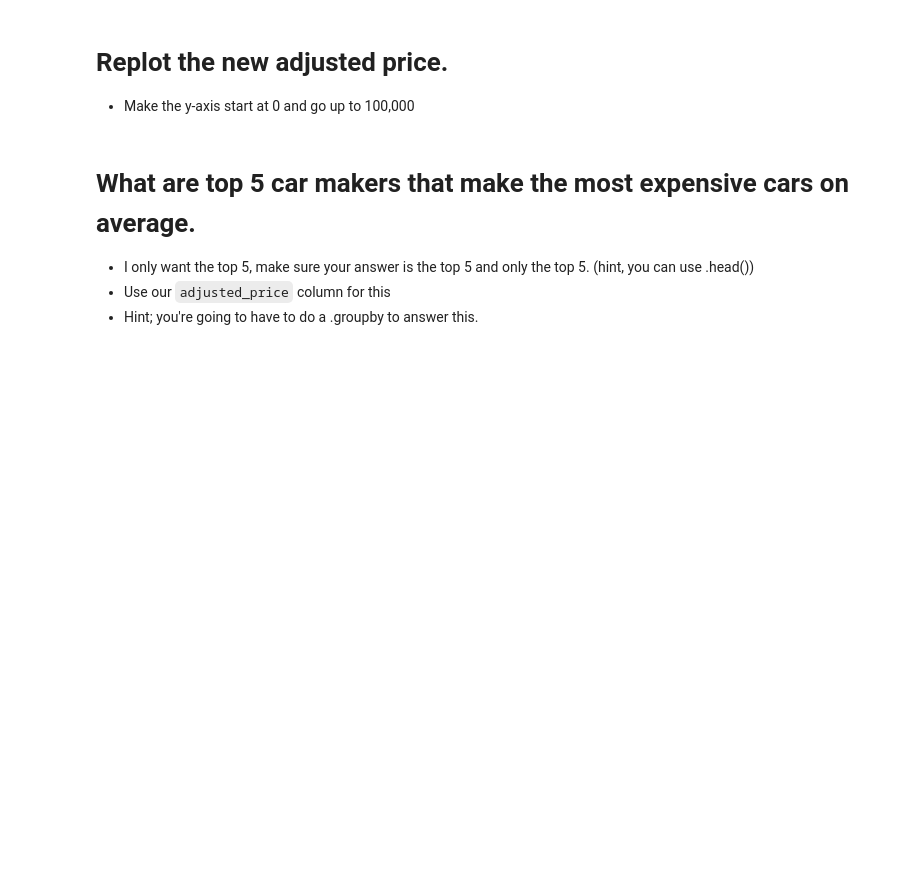
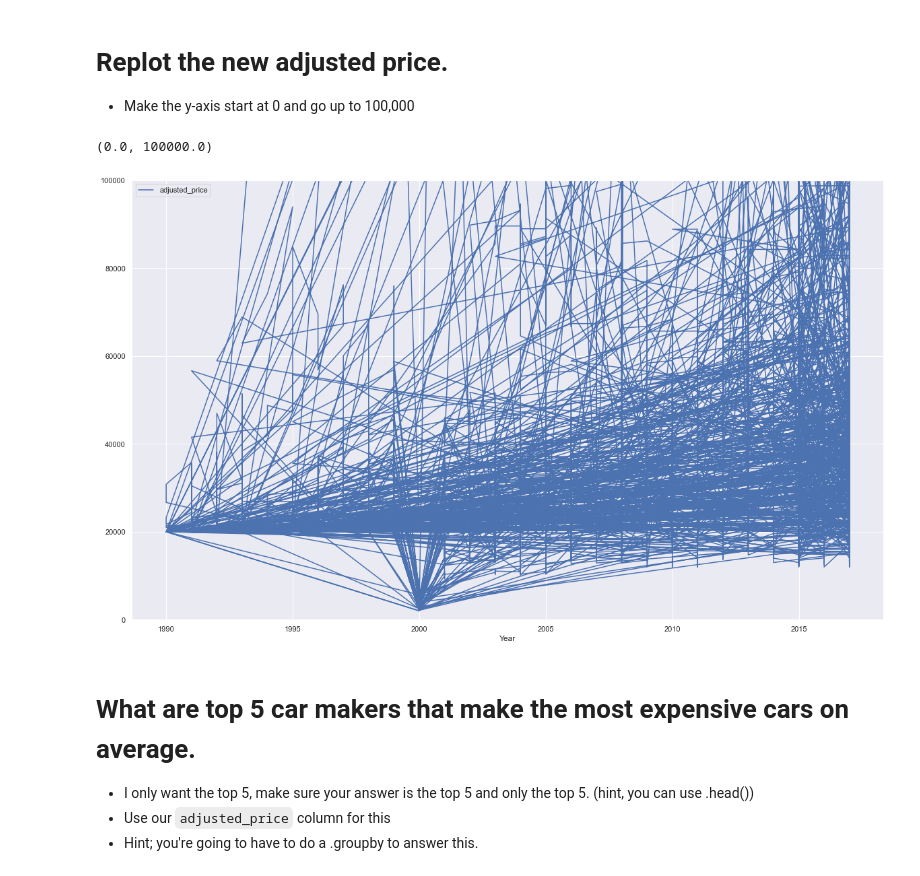
Before and after one commit to CenzOh/Python_Data_Science, a Jupyter notebook: Week-02-EDA/Exercise-EDA.ipynb, the cells around one changed output. Drawn from its saved outputs; the diff is of its cells as text; code cells hidden in the pictures; blank space fills up the shorter version.

```diff
--- a/Week-02-EDA/Exercise-EDA.ipynb
+++ b/Week-02-EDA/Exercise-EDA.ipynb
@@ -71,0 +181,8 @@ Make a new column that is called `adjusted_price`, that contains all prices, how
+# %%
+# Make a column where is 10 when year is less than 2000, else 1.
+adj_df = df #okay so first i made a copy df
+year = df['Year'] < 2000  #make the condition called year. Check if the year is less than 2000
+
+# Multiply the MSRP by the price adjuster.
+adj_df['adjusted_price'] = np.where(year, df['MSRP'] * 10, df['MSRP']) #in new df, new column called adjusted price. numpy where clause. If year condition is true, multiply MSRP by 10
+adj_df[year] #test
@@ -77,3 +211,11 @@ Make a new column that is called `adjusted_price`, that contains all prices, how
+# %%
+# Plot new prices
+# adj_df.sort_values('MSRP') #skipping for now, not working
+ax = adj_df.plot(kind='line', x='Year', y='adjusted_price', figsize = (20,12)) #same
+ax.set_ylim(bottom=0, top=100000)
+# %% [output]
+(0.0, 100000.0)
+[figure, added]
 # %% [markdown]
 # What are top 5 car makers that make the most expensive cars on average.
 * I only want the top 5, make sure your answer is the top 5 and only the top 5. (hint, you can use .head())
```
Also changed, not shown: parts of 33 cells of this notebook.
